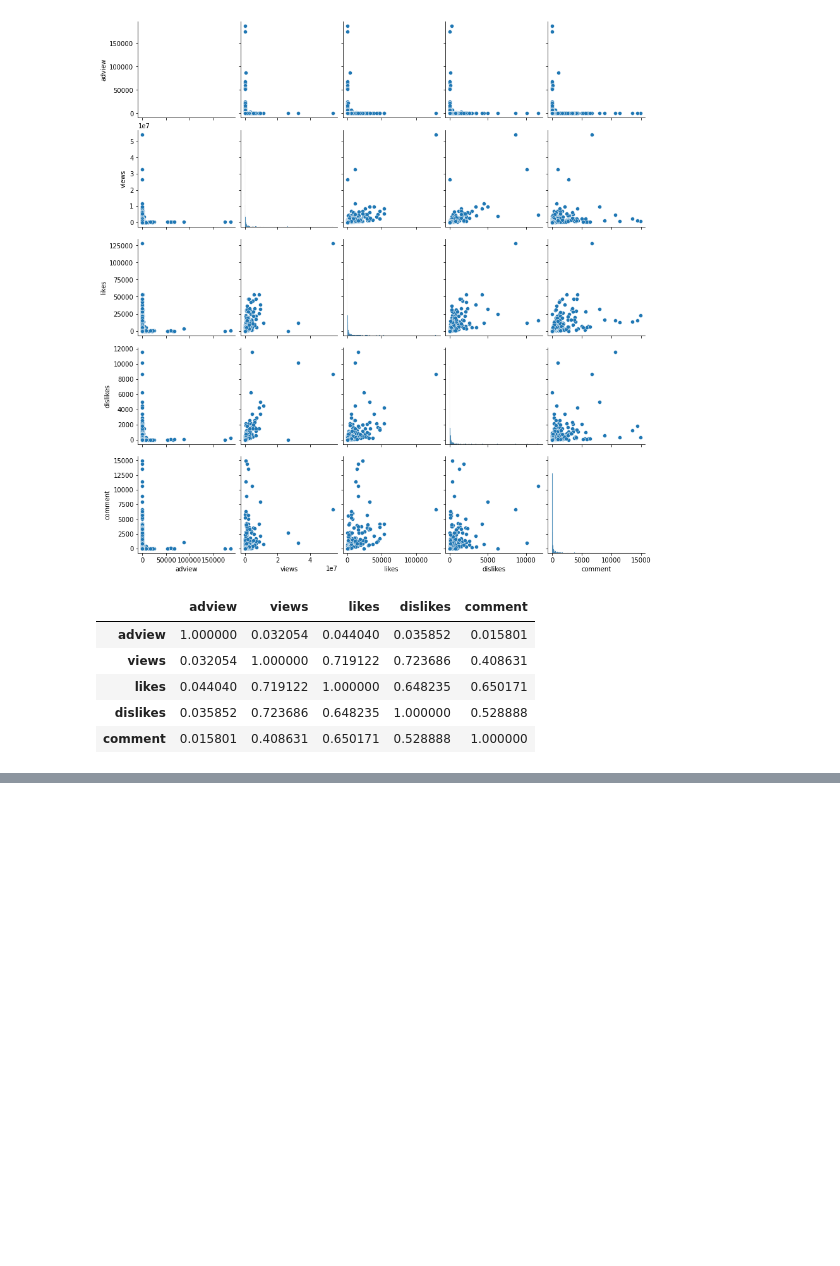
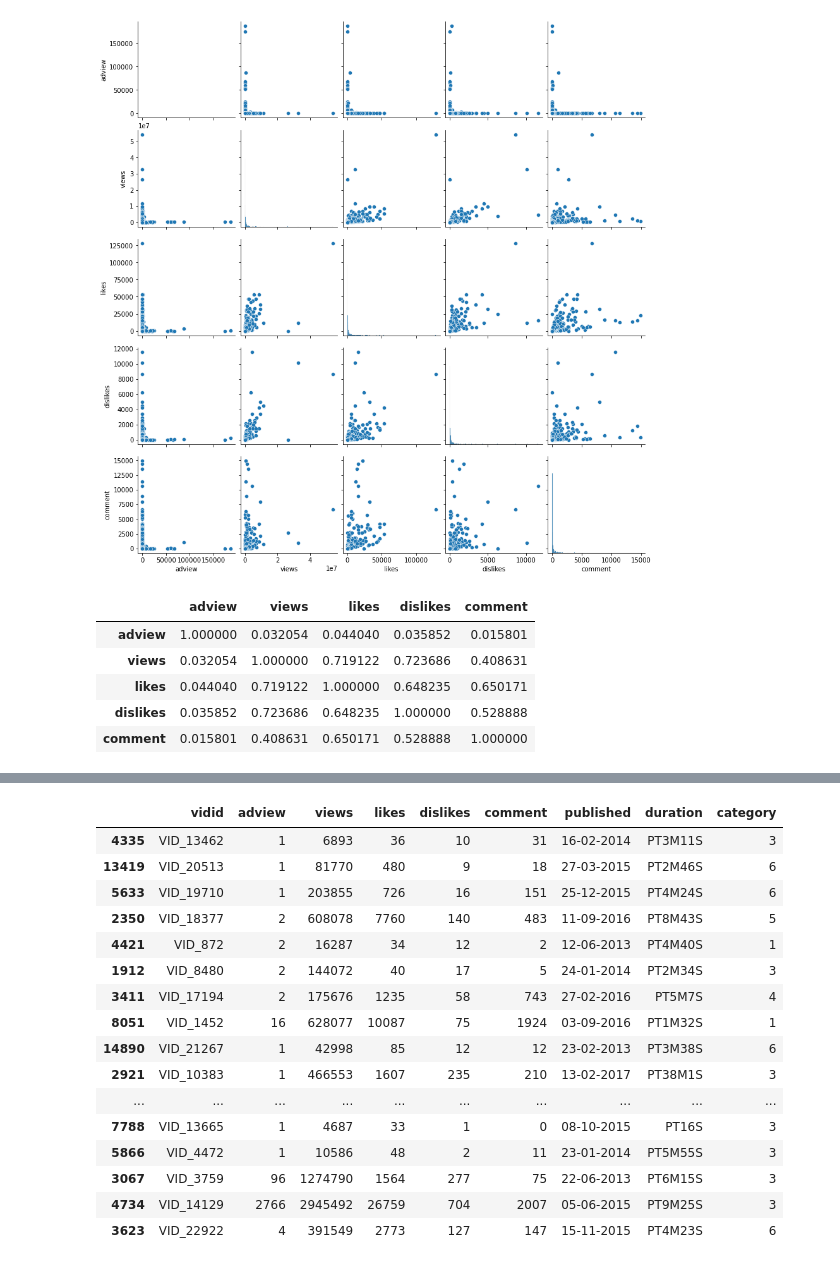
Before and after one commit to charcode123/youtube-adview-prediction, a Jupyter notebook: youtubeadviewpred.ipynb, the cells around one changed output, grey strips where cells are left out. Cells and saved outputs as stored; diff of their text form; code cells hidden in the pictures; blank space fills up the shorter version.

```diff
--- a/youtubeadviewpred.ipynb
+++ b/youtubeadviewpred.ipynb
@@ -130,0 +151,2 @@ df1.corr()
+# %%
+cate={'A':0,'B':1,'C':2,'D':3,'E':4,'F':5,'G':6,'H':7}
@@ -130,0 +161,20 @@ df1.corr()
+# %%
+df1.sample(30)
+# %% [output]
+|  | vidid | adview | views | likes | dislikes | comment | published | duration | category |
+| 4335 | VID_13462 | 1 | 6893 | 36 | 10 | 31 | 16-02-2014 | PT3M11S | 3 |
+| 13419 | VID_20513 | 1 | 81770 | 480 | 9 | 18 | 27-03-2015 | PT2M46S | 6 |
+| 5633 | VID_19710 | 1 | 203855 | 726 | 16 | 151 | 25-12-2015 | PT4M24S | 6 |
+| 2350 | VID_18377 | 2 | 608078 | 7760 | 140 | 483 | 11-09-2016 | PT8M43S | 5 |
+| 4421 | VID_872 | 2 | 16287 | 34 | 12 | 2 | 12-06-2013 | PT4M40S | 1 |
+| 1912 | VID_8480 | 2 | 144072 | 40 | 17 | 5 | 24-01-2014 | PT2M34S | 3 |
+| 3411 | VID_17194 | 2 | 175676 | 1235 | 58 | 743 | 27-02-2016 | PT5M7S | 4 |
+| 8051 | VID_1452 | 16 | 628077 | 10087 | 75 | 1924 | 03-09-2016 | PT1M32S | 1 |
+| 14890 | VID_21267 | 1 | 42998 | 85 | 12 | 12 | 23-02-2013 | PT3M38S | 6 |
+| 2921 | VID_10383 | 1 | 466553 | 1607 | 235 | 210 | 13-02-2017 | PT38M1S | 3 |
+| ... | ... | ... | ... | ... | ... | ... | ... | ... | ... |
+| 7788 | VID_13665 | 1 | 4687 | 33 | 1 | 0 | 08-10-2015 | PT16S | 3 |
+| 5866 | VID_4472 | 1 | 10586 | 48 | 2 | 11 | 23-01-2014 | PT5M55S | 3 |
+| 3067 | VID_3759 | 96 | 1274790 | 1564 | 277 | 75 | 22-06-2013 | PT6M15S | 3 |
+| 4734 | VID_14129 | 2766 | 2945492 | 26759 | 704 | 2007 | 05-06-2015 | PT9M25S | 3 |
+| 3623 | VID_22922 | 4 | 391549 | 2773 | 127 | 147 | 15-11-2015 | PT4M23S | 6 |
```
Also changed, not shown: parts of 7 cells of this notebook, 1 other file.
